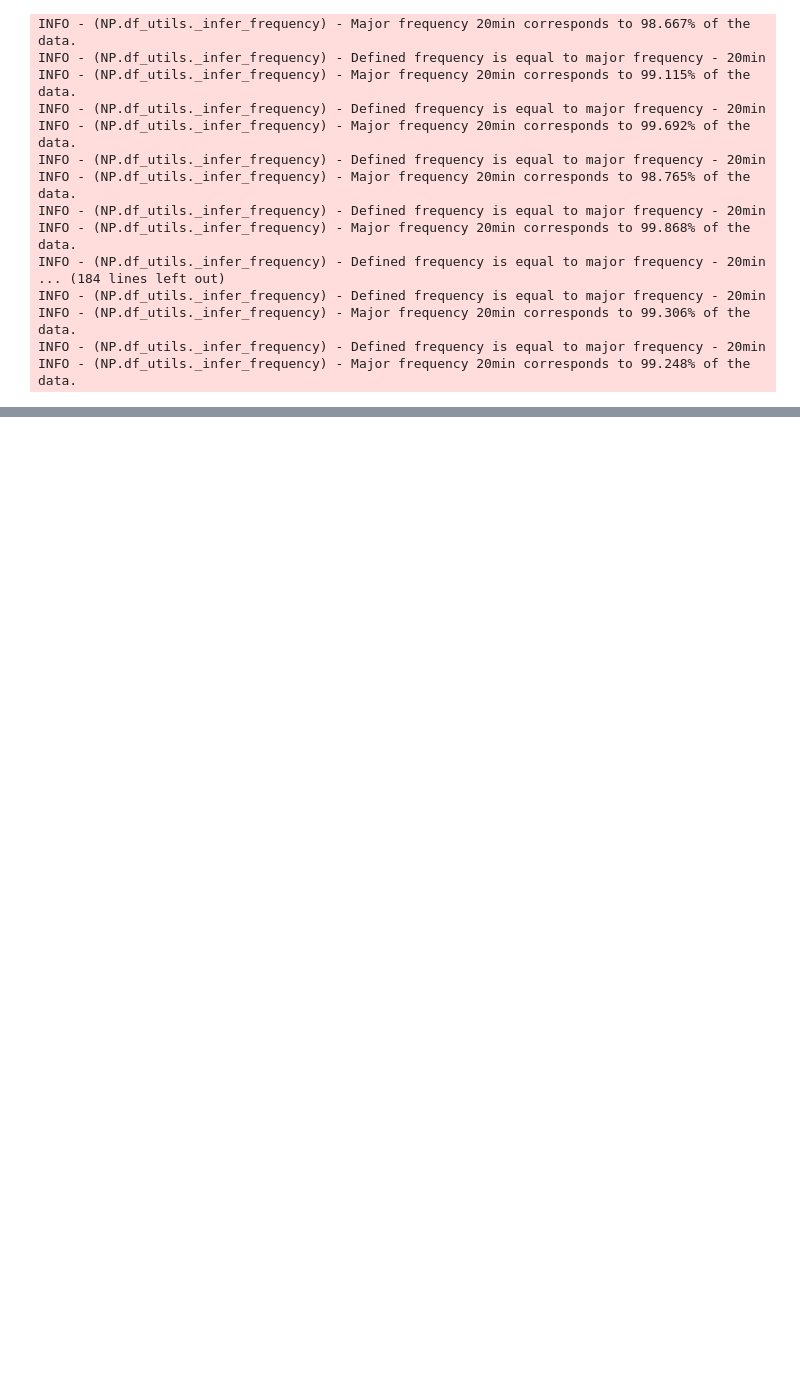
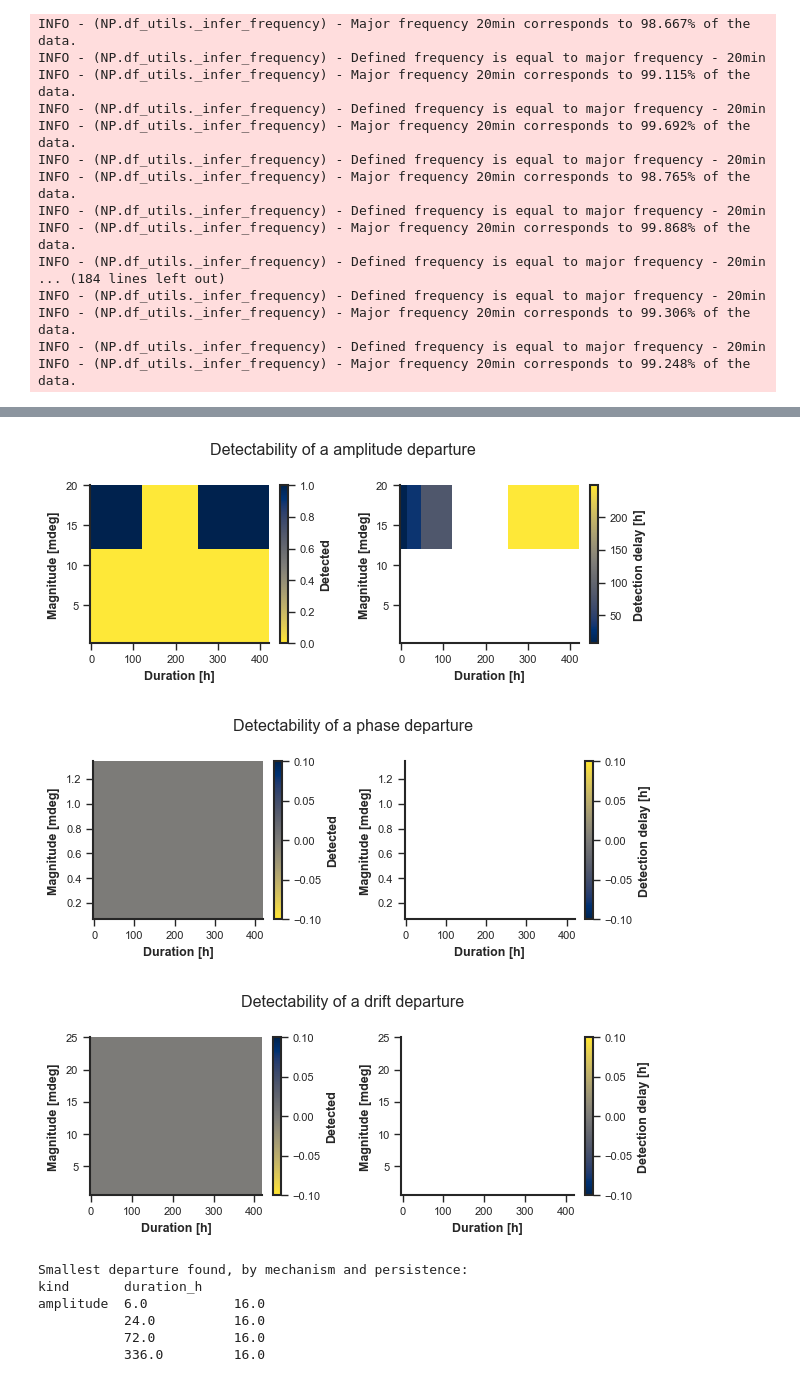
Before and after one commit to eugeniomoreira-iaud/neuralprophet-shm, a Jupyter notebook: studies/04_neuralprophet_inclination_prediction/neuralprophet_inclination_prediction_study.ipynb, the cells around one changed output, grey strips where cells are left out. Cells and saved outputs as stored; diff of their text form; code cells hidden in the pictures; blank space fills up the shorter version.

```diff
--- a/studies/04_neuralprophet_inclination_prediction/neuralprophet_inclination_prediction_study.ipynb
+++ b/studies/04_neuralprophet_inclination_prediction/neuralprophet_inclination_prediction_study.ipynb
@@ -939,0 +1249,30 @@ INFO - (NP.df_utils._infer_frequency) - Major frequency 20min corresponds to 99.
+# %%
+# The daily amplitude this decomposition fitted, which converts a timing shift
+# into the residual amplitude it implies.
+daily_amplitude = float(
+    shares.set_index('component').loc['season_daily', 'peak_to_peak'] / 2.0)
+phase_magnitudes = tuple(
+    monitoring.phase_shift_amplitude(daily_amplitude, hours)
+    for hours in DETECT_PHASE_SHIFTS_H)
+print(f'Daily amplitude {daily_amplitude:.2f} mdeg; a timing shift of '
+      f'{DETECT_PHASE_SHIFTS_H[0]} h to {DETECT_PHASE_SHIFTS_H[-1]} h implies '
+      f'{phase_magnitudes[0]:.2f} to {phase_magnitudes[-1]:.2f} mdeg')
+
+sweeps = {
+    'amplitude': DETECT_MAGNITUDES,
+    'phase': phase_magnitudes,
+    'drift': DETECT_DRIFT_RATES,
+}
+
+curves = []
+for kind in DETECT_KINDS:
+    curve = monitoring.detectability_curve(
+        in_control, reference_a['mu'], reference_a['sigma'],
+        magnitudes=sweeps[kind], durations=DETECT_DURATIONS, kind=kind,
+        freq=MODEL_FREQ_A, lam=EWMA_LAMBDA, L=EWMA_L, k=CUSUM_K, h=CUSUM_H,
+        response_window=DETECT_RESPONSE_WINDOW)
+    curves.append(curve.assign(kind=kind))
+
+detectability = pd.concat(curves, ignore_index=True)
+display(detectability)
+detectability.to_csv(OUTPUT_DIR / 'NP_10_detectability.csv', index=False)
@@ -939,0 +1294,23 @@ INFO - (NP.df_utils._infer_frequency) - Major frequency 20min corresponds to 99.
+# %%
+for kind in DETECT_KINDS:
+    figures.plot_detectability(
+        detectability[detectability['kind'] == kind],
+        title=f'Detectability of a {kind} departure',
+        save_path=str(OUTPUT_DIR), filename=f'NP_F09_detectability_{kind}')
+    plt.show()
+
+smallest = (detectability[detectability['detected']]
+            .groupby(['kind', 'duration_h'])['magnitude'].min())
+print('Smallest departure found, by mechanism and persistence:')
+print(smallest.to_string() if len(smallest)
+      else 'nothing detected anywhere in the swept range')
+# %% [output]
+[figure, added]
+[figure, added]
+[figure, added]
+Smallest departure found, by mechanism and persistence:
+kind       duration_h
+amplitude  6.0           16.0
+           24.0          16.0
+           72.0          16.0
+           336.0         16.0
```
Also changed, not shown: parts of 7 cells of this notebook, 1 other file.
